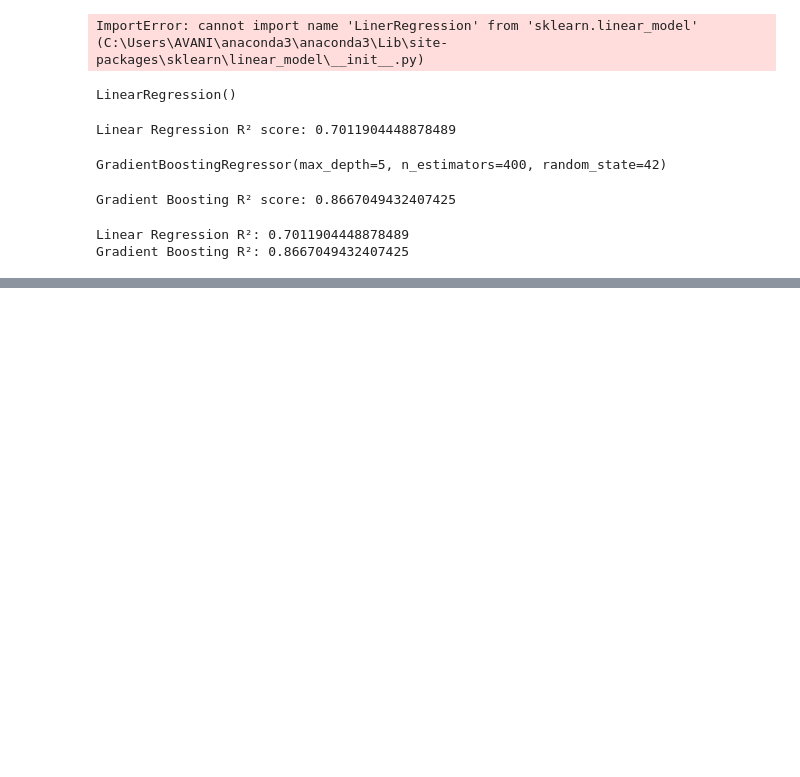
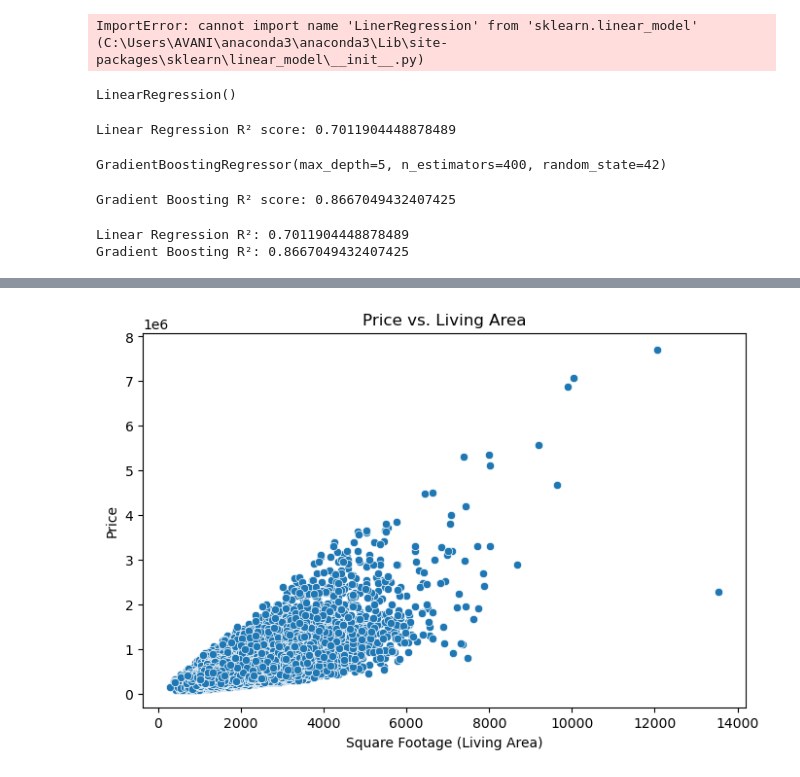
Before and after one commit to avanikumar/house-price-prediction, a Jupyter notebook: house_price_prediction.ipynb, the cells around one changed output, grey strips where cells are left out. Saved outputs shown, nothing was run; the diff lists cells and outputs as text; code cells hidden in the pictures; blank space fills up the shorter version.

Commit message:
Add Visualizations: price vs living area and model comparison

```diff
--- a/house_price_prediction.ipynb
+++ b/house_price_prediction.ipynb
@@ -103,0 +109,9 @@ Gradient Boosting R²: 0.8667049432407425
+# %%
+plt.figure(figsize=(8,5))
+sns.scatterplot(x=df['sqft_living'], y=df['price'])
+plt.title('Price vs. Living Area')
+plt.xlabel('Square Footage (Living Area)')
+plt.ylabel('Price')
+plt.show()
+# %% [output]
+[figure, added]
```
Also changed, not shown: parts of 2 cells of this notebook.
